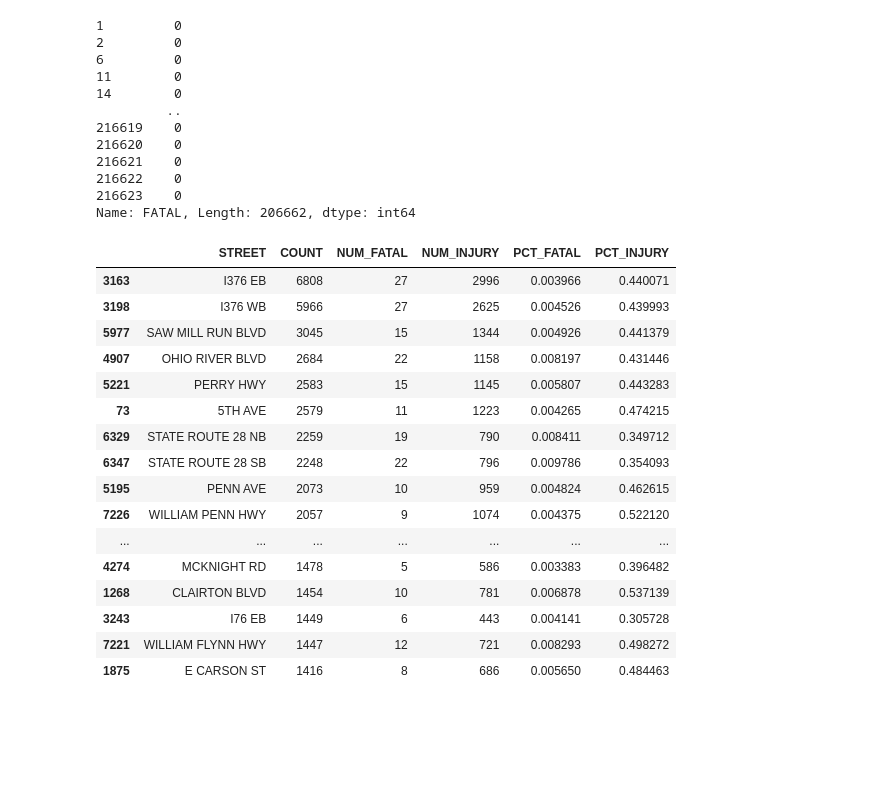
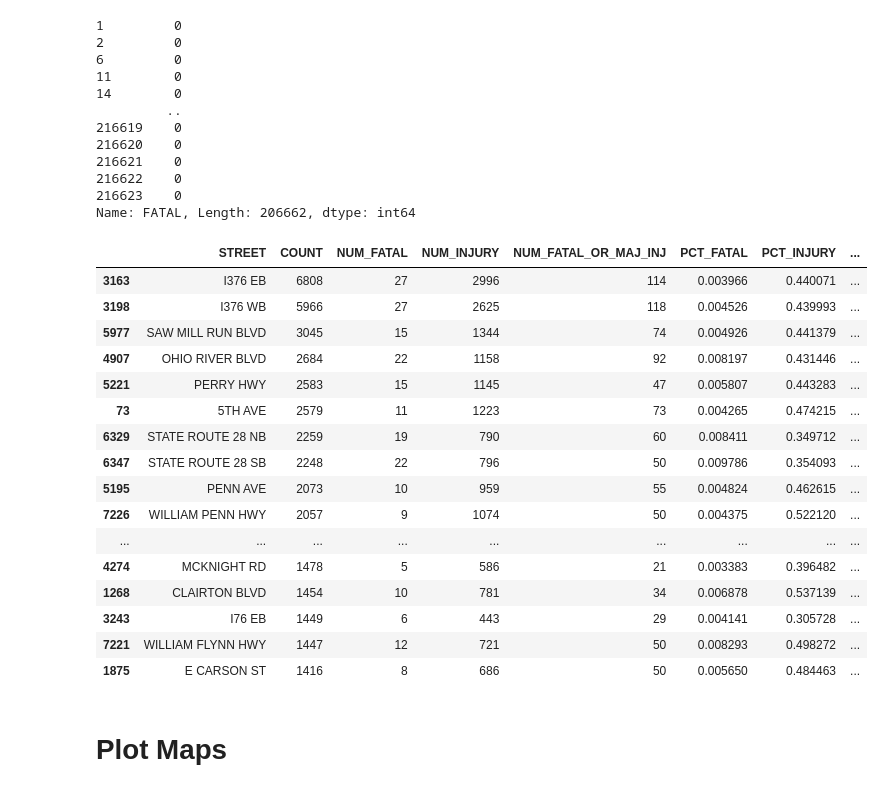
Before and after one commit to abhilashbiswas/road_accident_analysis, a Jupyter notebook: maps/geo_analysis.ipynb, the cells around one changed output. Cells and saved outputs as stored; diff of their text form; code cells hidden in the pictures; blank space fills up the shorter version.

```diff
--- a/maps/geo_analysis.ipynb
+++ b/maps/geo_analysis.ipynb
@@ -33,35 +33,40 @@ acc_road_join['FATAL']
 Name: FATAL, Length: 206662, dtype: int64
 # %%
 acc_road_agg = acc_road_join.groupby('FULL_NAME').agg({'CRASH_CRN':'count',
-                                                       'FATAL':'sum', 'INJURY':'sum'
+                                                       'FATAL':'sum', 'INJURY':'sum',
                                                        'FATAL_OR_MAJ_INJ':'sum'})\
     .reset_index()\
-    .rename(columns={'FULL_NAME':'STREET', 'CRASH_CRN':'COUNT', 'FATAL':'NUM_FATAL', 'INJURY':'NUM_INJURY'})\
+    .rename(columns={'FULL_NAME':'STREET', 'CRASH_CRN':'COUNT',
+                     'FATAL':'NUM_FATAL', 'INJURY':'NUM_INJURY',
+                     'FATAL_OR_MAJ_INJ':'NUM_FATAL_OR_MAJ_INJ'})\
     .sort_values('COUNT', ascending=False)
 # %%
 acc_road_agg['PCT_FATAL'] = acc_road_agg['NUM_FATAL'] / acc_road_agg['COUNT']
 acc_road_agg['PCT_INJURY'] = acc_road_agg['NUM_INJURY'] / acc_road_agg['COUNT']
+acc_road_agg['PCT_FATAL_OR_MAJ_INJ'] = acc_road_agg['NUM_FATAL_OR_MAJ_INJ'] / acc_road_agg['COUNT']
 acc_road_agg.head(20)
 # %% [output]
-|  | STREET | COUNT | NUM_FATAL | NUM_INJURY | PCT_FATAL | PCT_INJURY |
-| 3163 | I376 EB | 6808 | 27 | 2996 | 0.003966 | 0.440071 |
-| 3198 | I376 WB | 5966 | 27 | 2625 | 0.004526 | 0.439993 |
-| 5977 | SAW MILL RUN BLVD | 3045 | 15 | 1344 | 0.004926 | 0.441379 |
-| 4907 | OHIO RIVER BLVD | 2684 | 22 | 1158 | 0.008197 | 0.431446 |
-| 5221 | PERRY HWY | 2583 | 15 | 1145 | 0.005807 | 0.443283 |
-| 73 | 5TH AVE | 2579 | 11 | 1223 | 0.004265 | 0.474215 |
-| 6329 | STATE ROUTE 28 NB | 2259 | 19 | 790 | 0.008411 | 0.349712 |
-| 6347 | STATE ROUTE 28 SB | 2248 | 22 | 796 | 0.009786 | 0.354093 |
-| 5195 | PENN AVE | 2073 | 10 | 959 | 0.004824 | 0.462615 |
-| 7226 | WILLIAM PENN HWY | 2057 | 9 | 1074 | 0.004375 | 0.522120 |
-| ... | ... | ... | ... | ... | ... | ... |
-| 4274 | MCKNIGHT RD | 1478 | 5 | 586 | 0.003383 | 0.396482 |
-| 1268 | CLAIRTON BLVD | 1454 | 10 | 781 | 0.006878 | 0.537139 |
-| 3243 | I76 EB | 1449 | 6 | 443 | 0.004141 | 0.305728 |
-| 7221 | WILLIAM FLYNN HWY | 1447 | 12 | 721 | 0.008293 | 0.498272 |
-| 1875 | E CARSON ST | 1416 | 8 | 686 | 0.005650 | 0.484463 |
+|  | STREET | COUNT | NUM_FATAL | NUM_INJURY | NUM_FATAL_OR_MAJ_INJ | PCT_FATAL | PCT_INJURY | ... |
+| 3163 | I376 EB | 6808 | 27 | 2996 | 114 | 0.003966 | 0.440071 | ... |
+| 3198 | I376 WB | 5966 | 27 | 2625 | 118 | 0.004526 | 0.439993 | ... |
+| 5977 | SAW MILL RUN BLVD | 3045 | 15 | 1344 | 74 | 0.004926 | 0.441379 | ... |
+| 4907 | OHIO RIVER BLVD | 2684 | 22 | 1158 | 92 | 0.008197 | 0.431446 | ... |
+| 5221 | PERRY HWY | 2583 | 15 | 1145 | 47 | 0.005807 | 0.443283 | ... |
+| 73 | 5TH AVE | 2579 | 11 | 1223 | 73 | 0.004265 | 0.474215 | ... |
+| 6329 | STATE ROUTE 28 NB | 2259 | 19 | 790 | 60 | 0.008411 | 0.349712 | ... |
+| 6347 | STATE ROUTE 28 SB | 2248 | 22 | 796 | 50 | 0.009786 | 0.354093 | ... |
+| 5195 | PENN AVE | 2073 | 10 | 959 | 55 | 0.004824 | 0.462615 | ... |
+| 7226 | WILLIAM PENN HWY | 2057 | 9 | 1074 | 50 | 0.004375 | 0.522120 | ... |
+| ... | ... | ... | ... | ... | ... | ... | ... | ... |
+| 4274 | MCKNIGHT RD | 1478 | 5 | 586 | 21 | 0.003383 | 0.396482 | ... |
+| 1268 | CLAIRTON BLVD | 1454 | 10 | 781 | 34 | 0.006878 | 0.537139 | ... |
+| 3243 | I76 EB | 1449 | 6 | 443 | 29 | 0.004141 | 0.305728 | ... |
+| 7221 | WILLIAM FLYNN HWY | 1447 | 12 | 721 | 50 | 0.008293 | 0.498272 | ... |
+| 1875 | E CARSON ST | 1416 | 8 | 686 | 50 | 0.005650 | 0.484463 | ... |
 # %%
 road_acc_counts = roads.merge(acc_road_agg, how='inner', left_on='FULL_NAME', right_on='STREET')
 # %%
 def to_geojson():
     road_acc_counts.to_file('road_acc_counts.geojson', driver='GeoJSON')
+# %% [markdown]
+# Plot Maps
```
Also changed, not shown: parts of 7 cells of this notebook.
